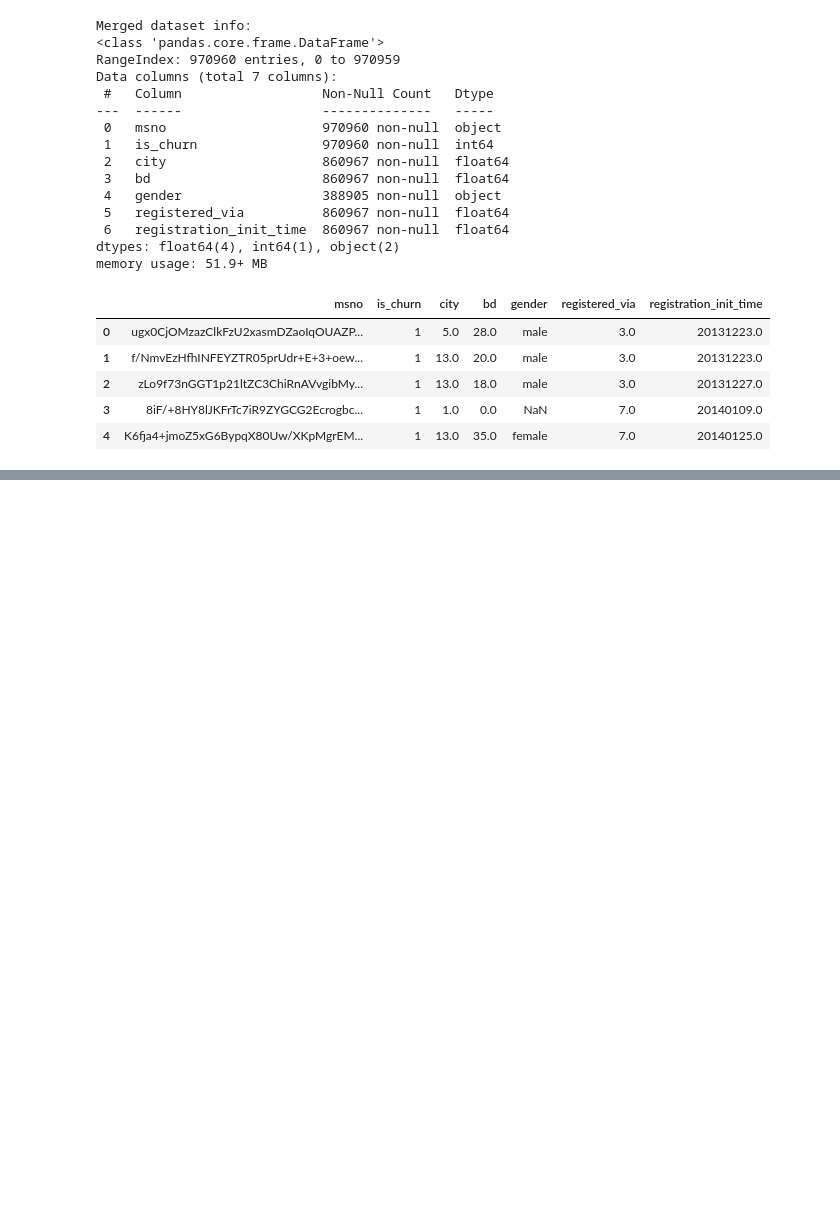
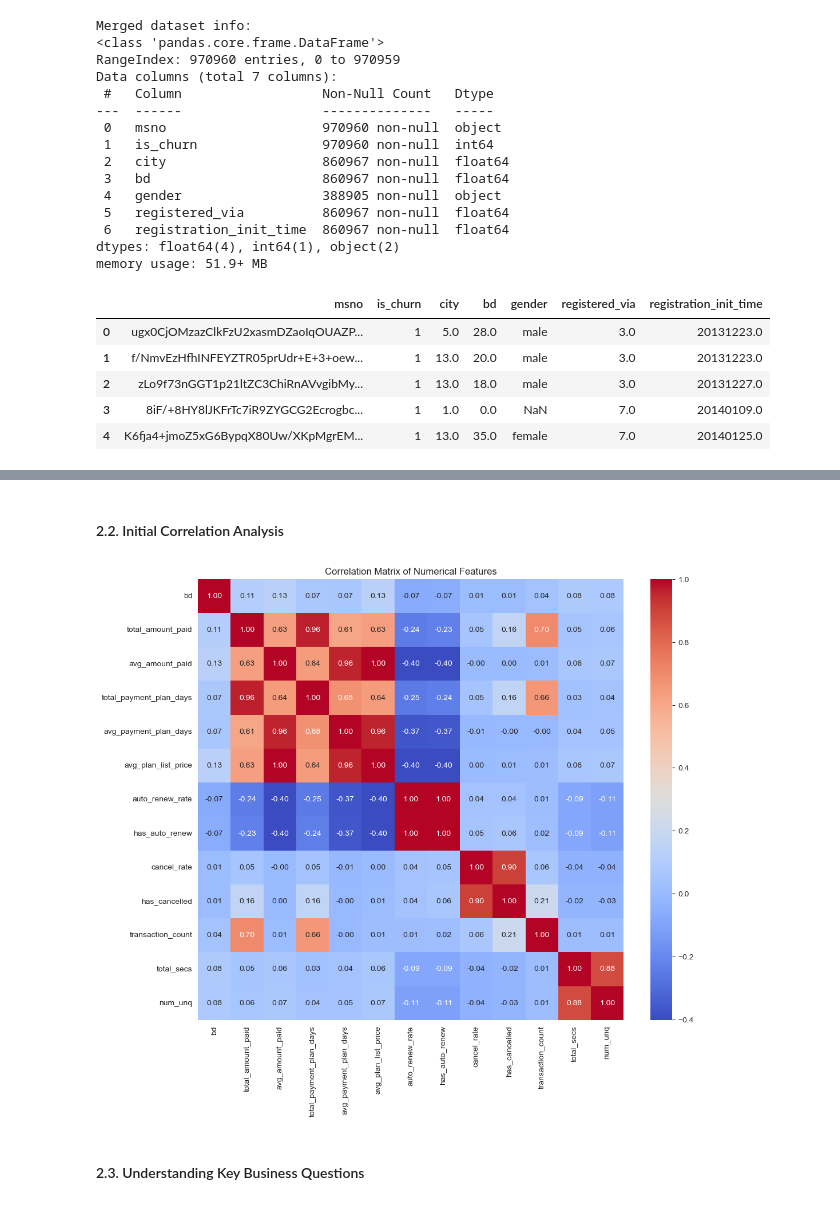
Before and after one commit to PaulinaMamiaga/customer-churn-intelligence-system, a Jupyter notebook: notebooks/01_eda_data_understanding.ipynb, the cells around one changed output, grey strips where cells are left out. Drawn from its saved outputs; the diff is of its cells as text; code cells hidden in the pictures; blank space fills up the shorter version.

```diff
--- a/notebooks/01_eda_data_understanding.ipynb
+++ b/notebooks/01_eda_data_understanding.ipynb
@@ -707,0 +715,12 @@ plt.show()
+# %%
+# 2.1.1 Aggregate user logs by msno to get total listening time and unique songs played per user
+
+user_logs = pd.read_csv("C:/Users/pauli/OneDrive/Documentos/GitHub/Customer-Churn-Intelligence-System/data/raw/user_logs_v2.csv")
+
+user_logs_agg = user_logs.groupby('msno').agg({
+    'total_secs': 'sum',
+    'num_unq': 'sum'
+}).reset_index()
+print("\nAggregated user logs info:")
+print(user_logs_agg.info())
+print(user_logs_agg.head())
@@ -707,0 +828,13 @@ plt.show()
+# %%
+# 2.1.3. Merge all datasets together for final exploratory analysis (no transformations applied)
+
+df = train.copy()
+df = df.merge(members, on='msno', how='left')
+df = df.merge(transactions_agg, on='msno', how='left')
+df = df.merge(user_logs_agg, on='msno', how='left')
+print("\nFinal merged dataset info:")
+print(df.info())
+
+# print first few rows of the dataset
+pd.set_option('display.max_columns', None)
+df.head()
@@ -707,0 +865,19 @@ plt.show()
+# %% [markdown]
+#### 2.2. Initial Correlation Analysis
+# %%
+# Correlation analysis (numerical variables only)
+numerical_cols = [
+    'bd', 'total_amount_paid', 'avg_amount_paid', 'total_payment_plan_days',
+    'avg_payment_plan_days', 'avg_plan_list_price', 'auto_renew_rate',
+    'has_auto_renew', 'cancel_rate', 'has_cancelled', 'transaction_count',
+    'total_secs', 'num_unq'
+]
+correlation_matrix = df[numerical_cols].corr()
+plt.figure(figsize=(12, 10))
+sns.heatmap(correlation_matrix, annot=True, fmt=".2f", cmap="coolwarm")
+plt.title("Correlation Matrix of Numerical Features")
+plt.show()
+# %% [output]
+[figure, added]
+# %% [markdown]
+#### 2.3. Understanding Key Business Questions
```
Also changed, not shown: parts of 43 cells of this notebook, 10 other files.
